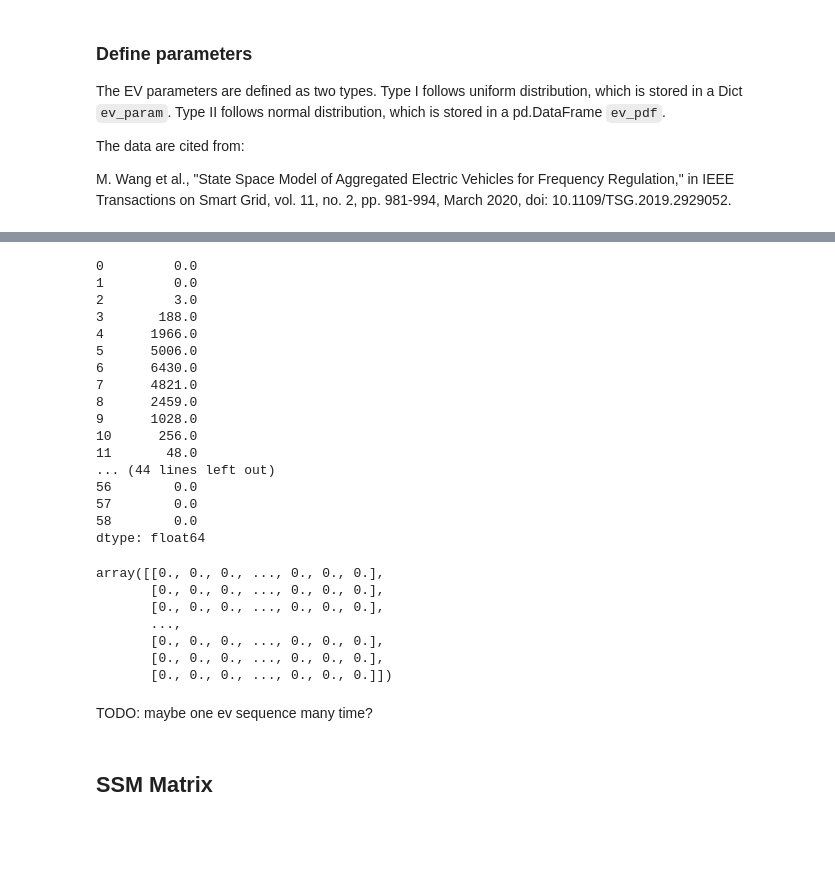
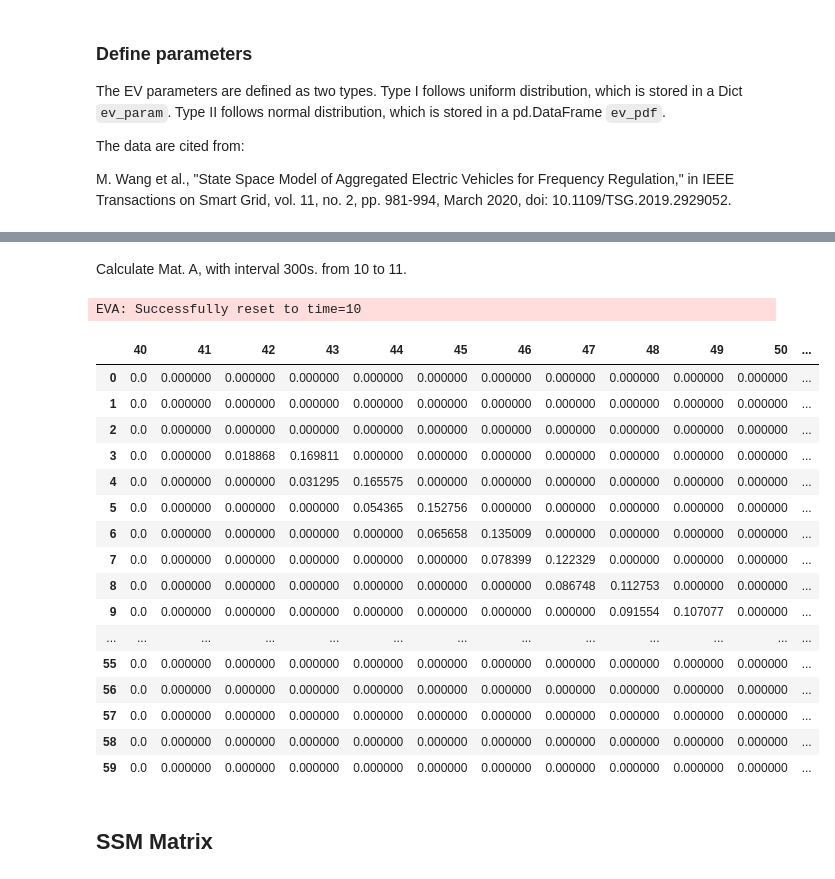
Before and after one commit to shebuxin/andes, a Jupyter notebook: jwang/notes2/ev_ssm.ipynb, the cells around one changed output, grey strips where cells are left out. Cells and saved outputs as stored; diff of their text form; code cells hidden in the pictures; blank space fills up the shorter version.

```diff
--- a/jwang/notes2/ev_ssm.ipynb
+++ b/jwang/notes2/ev_ssm.ipynb
@@ -409,30 +406,0 @@ A = pd.DataFrame(A) # TODO: divide by row_sum
-# %%
-pd.DataFrame(A).sum(axis=1)
-# %% [output]
-0         0.0
-1         0.0
-2         3.0
-3       188.0
-4      1966.0
-5      5006.0
-6      6430.0
-7      4821.0
-8      2459.0
-9      1028.0
-10      256.0
-11       48.0
-... (44 lines left out)
-56        0.0
-57        0.0
-58        0.0
-dtype: float64
-# %%
-A
-# %% [output]
-array([[0., 0., 0., ..., 0., 0., 0.],
-       [0., 0., 0., ..., 0., 0., 0.],
-       [0., 0., 0., ..., 0., 0., 0.],
-       ...,
-       [0., 0., 0., ..., 0., 0., 0.],
-       [0., 0., 0., ..., 0., 0., 0.],
-       [0., 0., 0., ..., 0., 0., 0.]])
@@ -441,5 +407,42 @@ sse.ev[sse.ev.u == 1]
-# %% [markdown]
-TODO: maybe one ev sequence many time?
+# %% [markdown]
+Calculate Mat. A, with interval 300s. from 10 to 11.
+# %%
+sse.reset(tnow=10)
+
+for t in np.arange(10, 11.01, 300/3600):
+    sse.act(t=300, tnow=t)
+
+evr = sse.ev.copy()
+evr['exl'] = evr['xl'].apply(lambda x: x[0] if len(x[0]) > 1 else None)
+tm_train = evr[evr.exl.notna()].exl.to_list()
+
+A = np.zeros((60, 60))
+for data in tm_train:
+    for idx in range(len(data)-1):
+        A[data[idx], data[idx+1]] += 1
+A = pd.DataFrame(A) # TODO: divide by row_sum
+A = A.apply(lambda x: x/x.sum(), axis=1).fillna(0)
+
+A[A.columns[40:60]]
+# %% [output]
+EVA: Successfully reset to time=10
+|  | 40 | 41 | 42 | 43 | 44 | 45 | 46 | 47 | 48 | 49 | 50 | ... |
+| 0 | 0.0 | 0.000000 | 0.000000 | 0.000000 | 0.000000 | 0.000000 | 0.000000 | 0.000000 | 0.000000 | 0.000000 | 0.000000 | ... |
+| 1 | 0.0 | 0.000000 | 0.000000 | 0.000000 | 0.000000 | 0.000000 | 0.000000 | 0.000000 | 0.000000 | 0.000000 | 0.000000 | ... |
+| 2 | 0.0 | 0.000000 | 0.000000 | 0.000000 | 0.000000 | 0.000000 | 0.000000 | 0.000000 | 0.000000 | 0.000000 | 0.000000 | ... |
+| 3 | 0.0 | 0.000000 | 0.018868 | 0.169811 | 0.000000 | 0.000000 | 0.000000 | 0.000000 | 0.000000 | 0.000000 | 0.000000 | ... |
+| 4 | 0.0 | 0.000000 | 0.000000 | 0.031295 | 0.165575 | 0.000000 | 0.000000 | 0.000000 | 0.000000 | 0.000000 | 0.000000 | ... |
+| 5 | 0.0 | 0.000000 | 0.000000 | 0.000000 | 0.054365 | 0.152756 | 0.000000 | 0.000000 | 0.000000 | 0.000000 | 0.000000 | ... |
+| 6 | 0.0 | 0.000000 | 0.000000 | 0.000000 | 0.000000 | 0.065658 | 0.135009 | 0.000000 | 0.000000 | 0.000000 | 0.000000 | ... |
+| 7 | 0.0 | 0.000000 | 0.000000 | 0.000000 | 0.000000 | 0.000000 | 0.078399 | 0.122329 | 0.000000 | 0.000000 | 0.000000 | ... |
+| 8 | 0.0 | 0.000000 | 0.000000 | 0.000000 | 0.000000 | 0.000000 | 0.000000 | 0.086748 | 0.112753 | 0.000000 | 0.000000 | ... |
+| 9 | 0.0 | 0.000000 | 0.000000 | 0.000000 | 0.000000 | 0.000000 | 0.000000 | 0.000000 | 0.091554 | 0.107077 | 0.000000 | ... |
+| ... | ... | ... | ... | ... | ... | ... | ... | ... | ... | ... | ... | ... |
+| 55 | 0.0 | 0.000000 | 0.000000 | 0.000000 | 0.000000 | 0.000000 | 0.000000 | 0.000000 | 0.000000 | 0.000000 | 0.000000 | ... |
+| 56 | 0.0 | 0.000000 | 0.000000 | 0.000000 | 0.000000 | 0.000000 | 0.000000 | 0.000000 | 0.000000 | 0.000000 | 0.000000 | ... |
+| 57 | 0.0 | 0.000000 | 0.000000 | 0.000000 | 0.000000 | 0.000000 | 0.000000 | 0.000000 | 0.000000 | 0.000000 | 0.000000 | ... |
+| 58 | 0.0 | 0.000000 | 0.000000 | 0.000000 | 0.000000 | 0.000000 | 0.000000 | 0.000000 | 0.000000 | 0.000000 | 0.000000 | ... |
+| 59 | 0.0 | 0.000000 | 0.000000 | 0.000000 | 0.000000 | 0.000000 | 0.000000 | 0.000000 | 0.000000 | 0.000000 | 0.000000 | ... |
 # %%
 # # --- plot online EV numbers ---
 # # time = np.arange(0, 24, 0.1)
```
Also changed, not shown: parts of 7 cells of this notebook.
